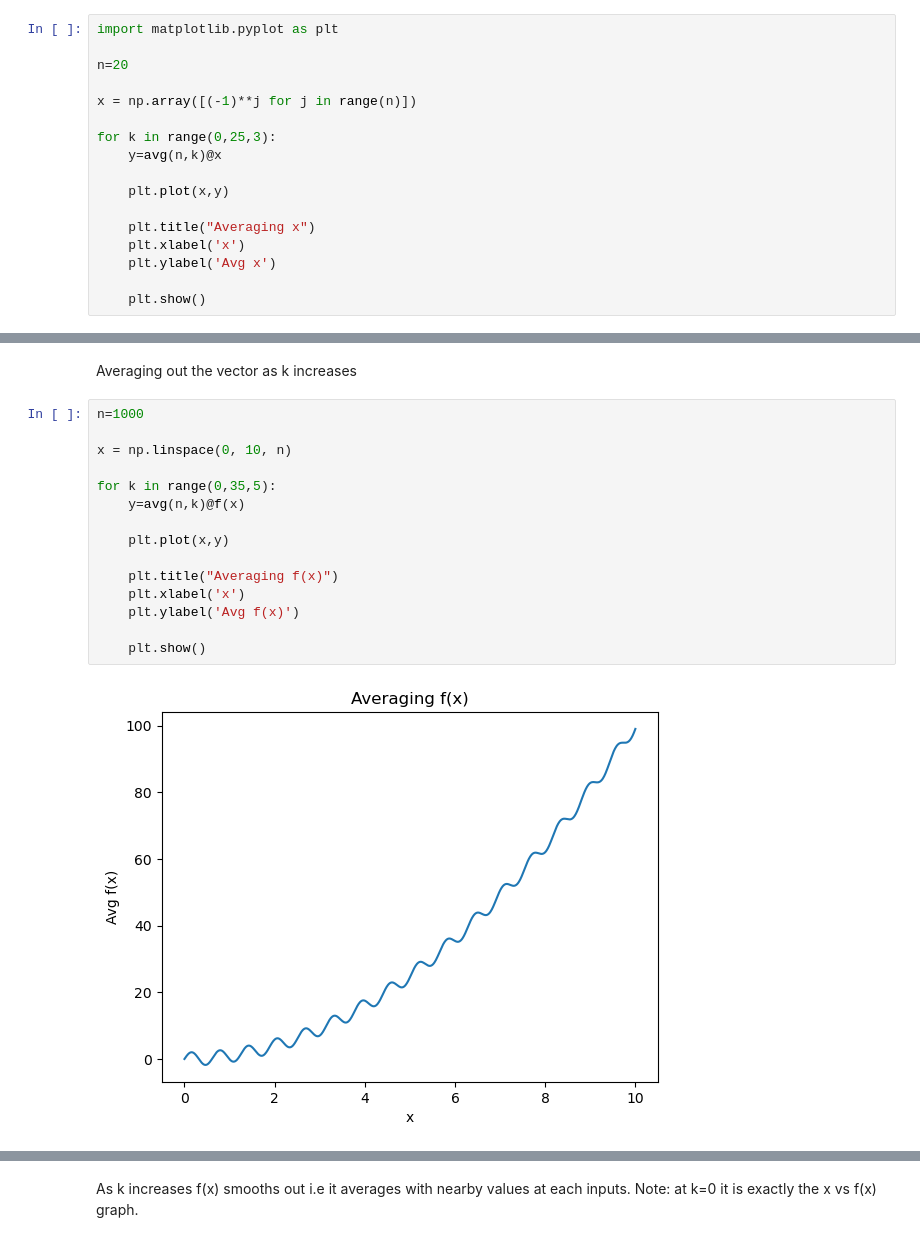
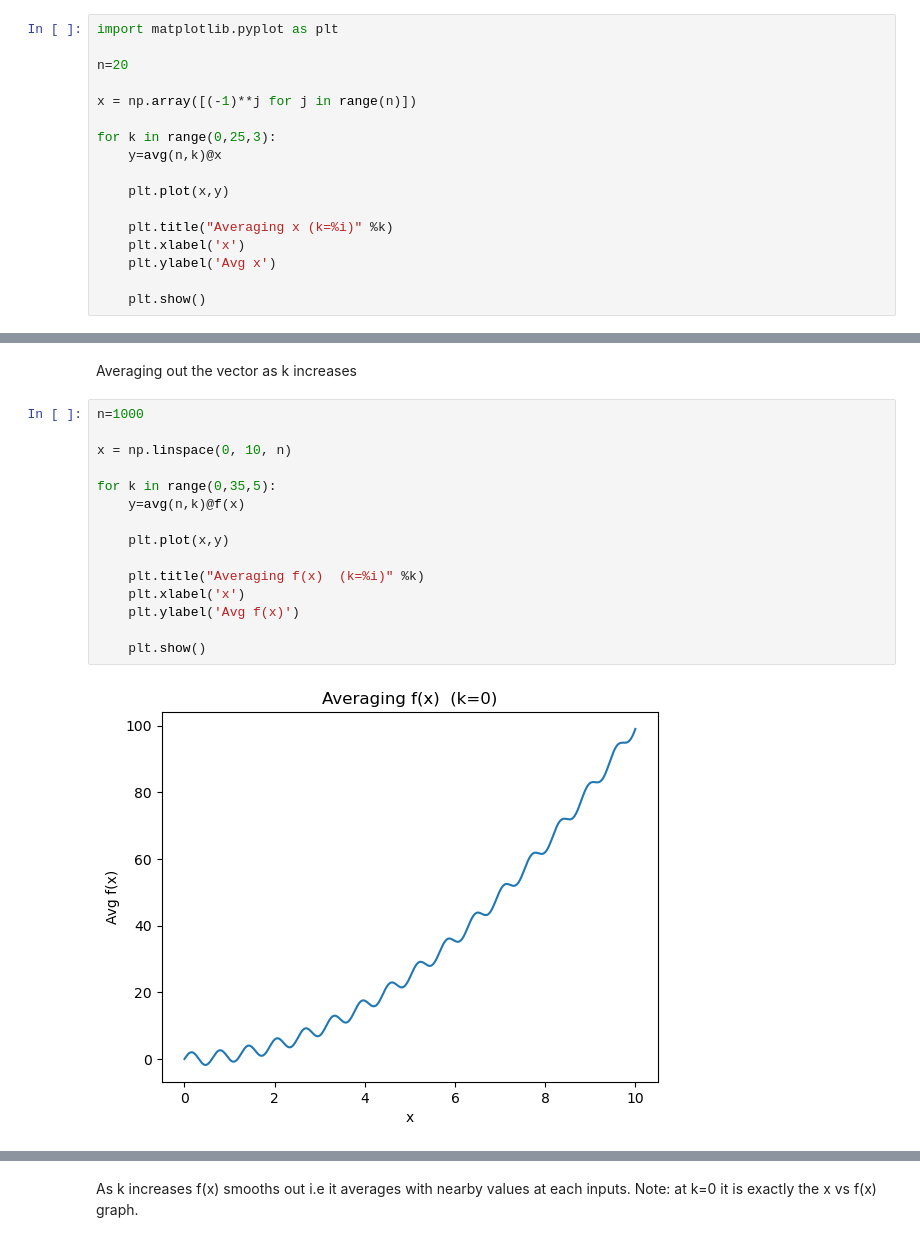
Before and after one commit to rajarshi03/ma22c036_2023_PL, a Jupyter notebook: Assignment_5/Averaging_matrix.ipynb, the cells around one changed output, grey strips where cells are left out. Cells and saved outputs as stored; diff of their text form.

```diff
--- a/Assignment_5/Averaging_matrix.ipynb
+++ b/Assignment_5/Averaging_matrix.ipynb
@@ -99,7 +99,7 @@ for k in range(0,25,3):
 
     plt.plot(x,y)
 
-    plt.title("Averaging x")
+    plt.title("Averaging x (k=%i)" %k)
     plt.xlabel('x')
     plt.ylabel('Avg x')
 
@@ -119,17 +119,17 @@ Averaging out the vector as k increases
 # %%
 n=1000
 
 x = np.linspace(0, 10, n)
 
 for k in range(0,35,5):
     y=avg(n,k)@f(x)
 
     plt.plot(x,y)
 
-    plt.title("Averaging f(x)")
+    plt.title("Averaging f(x)  (k=%i)" %k)
     plt.xlabel('x')
     plt.ylabel('Avg f(x)')
 
     plt.show()
 # %% [output]
-[figure, old version]
+[figure, new version]
```
Also changed, not shown: parts of 2 cells of this notebook.
